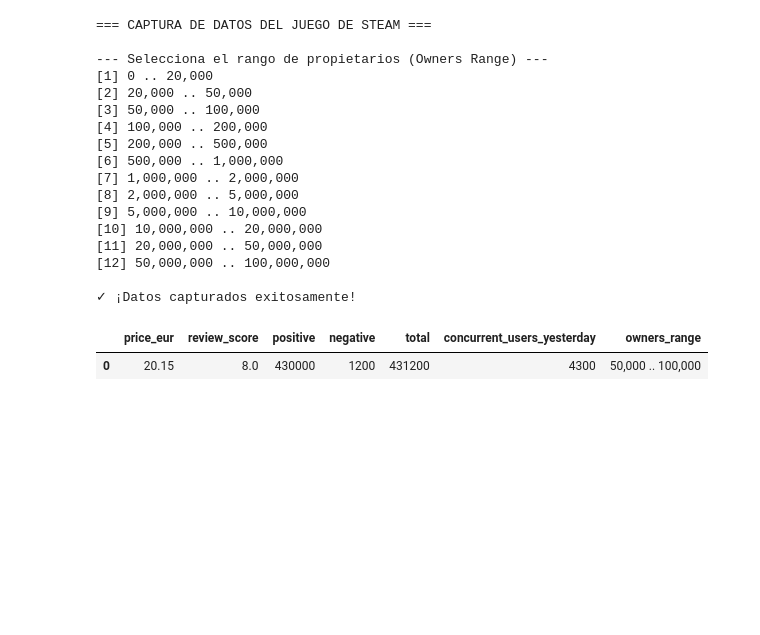
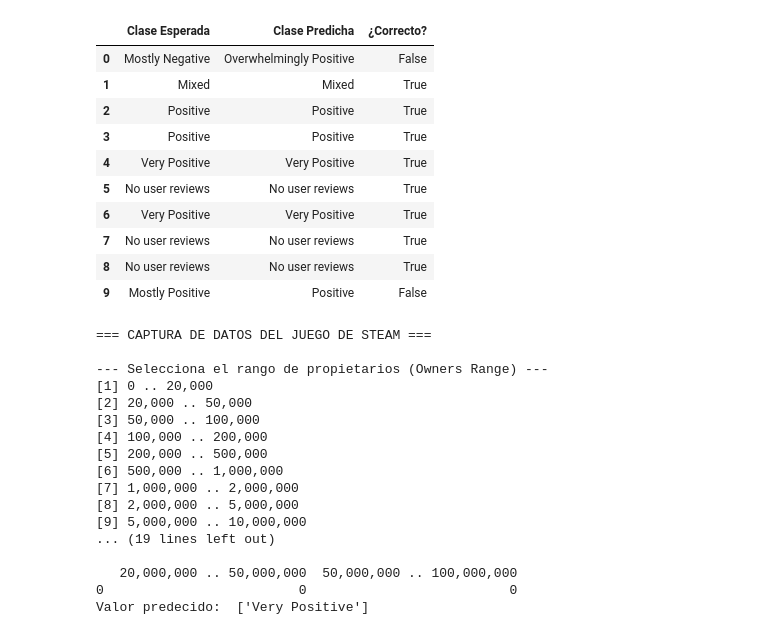
Before and after one commit to SALV19/MachineLearning, a Jupyter notebook: steam-project-fw.ipynb, the cells around one changed output. Drawn from its saved outputs; the diff is of its cells as text; code cells hidden in the pictures; blank space fills up the shorter version.

```diff
--- a/steam-project-fw.ipynb
+++ b/steam-project-fw.ipynb
@@ -196,3 +234,36 @@ rnd_clf
+# %%
+y_pred_raw = rnd_clf.predict(df_x_test[:10])
+y_test_raw = df_y_test.iloc[:10].to_numpy()
+
+class_names = df_y_test.columns.tolist()
+
+actual_indices = np.argmax(y_test_raw, axis=1)
+predicted_indices = np.argmax(y_pred_raw, axis=1)
+
+actual_labels = [class_names[idx] for idx in actual_indices]
+predicted_labels = [class_names[idx] for idx in predicted_indices]
+
+results_rf = pd.DataFrame(
+    {
+        "Clase Esperada": actual_labels,
+        "Clase Predicha": predicted_labels,
+        "¿Correcto?": np.array(actual_labels) == np.array(predicted_labels),
+    }
+)
+
+display(results_rf)
+# %% [output]
+|  | Clase Esperada | Clase Predicha | ¿Correcto? |
+| 0 | Mostly Negative | Overwhelmingly Positive | False |
+| 1 | Mixed | Mixed | True |
+| 2 | Positive | Positive | True |
+| 3 | Positive | Positive | True |
+| 4 | Very Positive | Very Positive | True |
+| 5 | No user reviews | No user reviews | True |
+| 6 | Very Positive | Very Positive | True |
+| 7 | No user reviews | No user reviews | True |
+| 8 | No user reviews | No user reviews | True |
+| 9 | Mostly Positive | Positive | False |
 # %%
 def capturar_datos_juego():
     print("=== CAPTURA DE DATOS DEL JUEGO DE STEAM ===")
@@ -290,6 +355,14 @@ def capturar_datos_juego():
     return pd.DataFrame([datos_capturados])
 # %%
-capturar_datos_juego()
+entradas = capturar_datos_juego()
+print(entradas)
+prediction = rnd_clf.predict(entradas)
+
+class_names = df_y_test.columns.tolist()
+predicted_indices = np.argmax(prediction, axis=1)
+predicted_labels = [class_names[idx] for idx in predicted_indices]
+
+print("Valor predecido: ", predicted_labels)
 # %% [output]
 === CAPTURA DE DATOS DEL JUEGO DE STEAM ===
 
@@ -303,10 +376,8 @@ capturar_datos_juego()
 [7] 1,000,000 .. 2,000,000
 [8] 2,000,000 .. 5,000,000
 [9] 5,000,000 .. 10,000,000
-[10] 10,000,000 .. 20,000,000
-[11] 20,000,000 .. 50,000,000
-[12] 50,000,000 .. 100,000,000
+... (19 lines left out)
 
-✓ ¡Datos capturados exitosamente!
+   20,000,000 .. 50,000,000  50,000,000 .. 100,000,000
+0                         0                          0
+Valor predecido:  ['Very Positive']
-|  | price_eur | review_score | positive | negative | total | concurrent_users_yesterday | owners_range |
-| 0 | 20.15 | 8.0 | 430000 | 1200 | 431200 | 4300 | 50,000 .. 100,000 |
```
Also changed, not shown: parts of 3 cells of this notebook, 8 other files.
